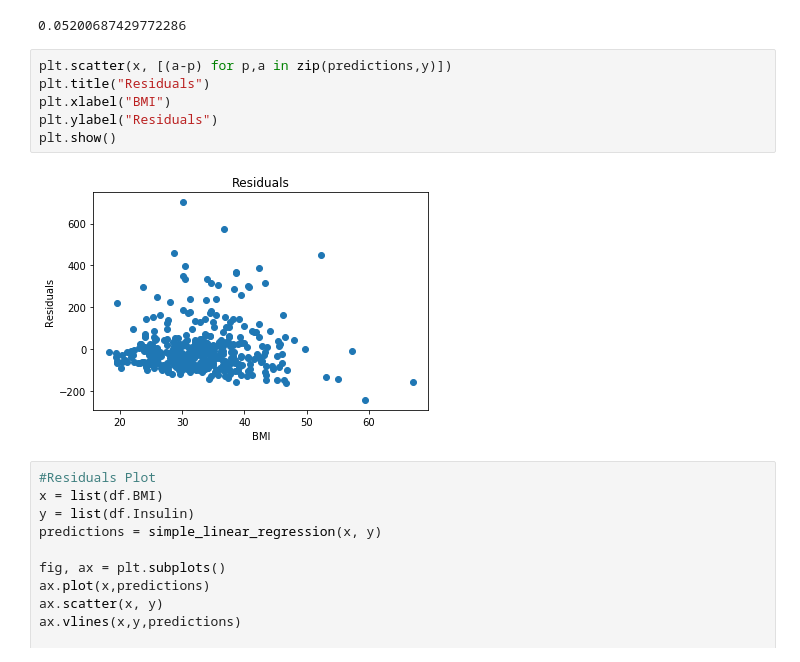
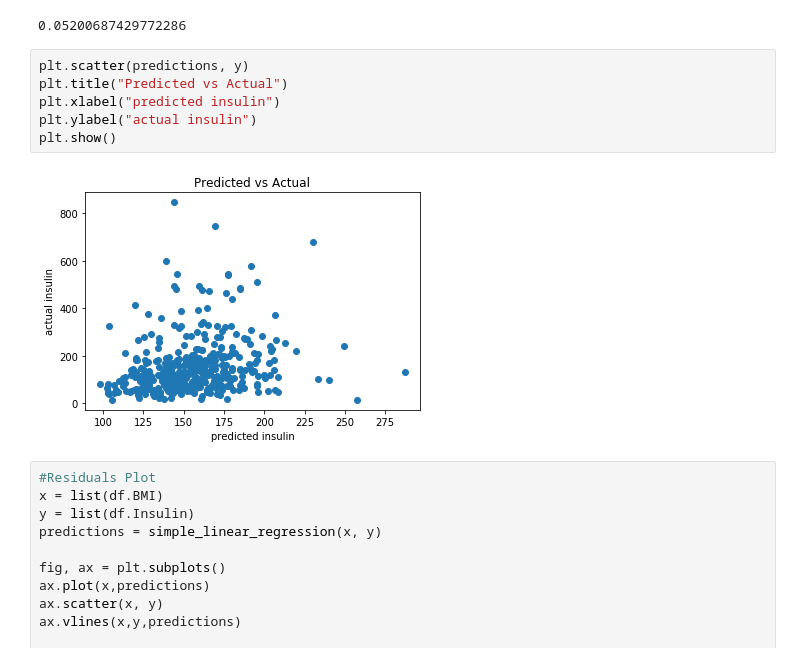
Before and after one commit to sirexeclp/ml4pm, a Jupyter notebook: mlpm_ex01_linear_regression/1_LinRegTut_STUDENT.ipynb, the cells around one changed output. Cells and saved outputs as stored; diff of their text form.

Commit message:
change plot to predictions vs. actual

```diff
--- a/mlpm_ex01_linear_regression/1_LinRegTut_STUDENT.ipynb
+++ b/mlpm_ex01_linear_regression/1_LinRegTut_STUDENT.ipynb
@@ -267,13 +267,13 @@ r2(x,y,simple_linear_regression)
 # %% [output]
 0.05200687429772286
 # %%
-plt.scatter(x, [(a-p) for p,a in zip(predictions,y)])
-plt.title("Residuals")
-plt.xlabel("BMI")
-plt.ylabel("Residuals")
+plt.scatter(predictions, y)
+plt.title("Predicted vs Actual")
+plt.xlabel("predicted insulin")
+plt.ylabel("actual insulin")
 plt.show()
 # %% [output]
-[figure, old version]
+[figure, new version]
 # %%
 #Residuals Plot
 x = list(df.BMI)
```
Also changed, not shown: parts of 1 cell of this notebook.
